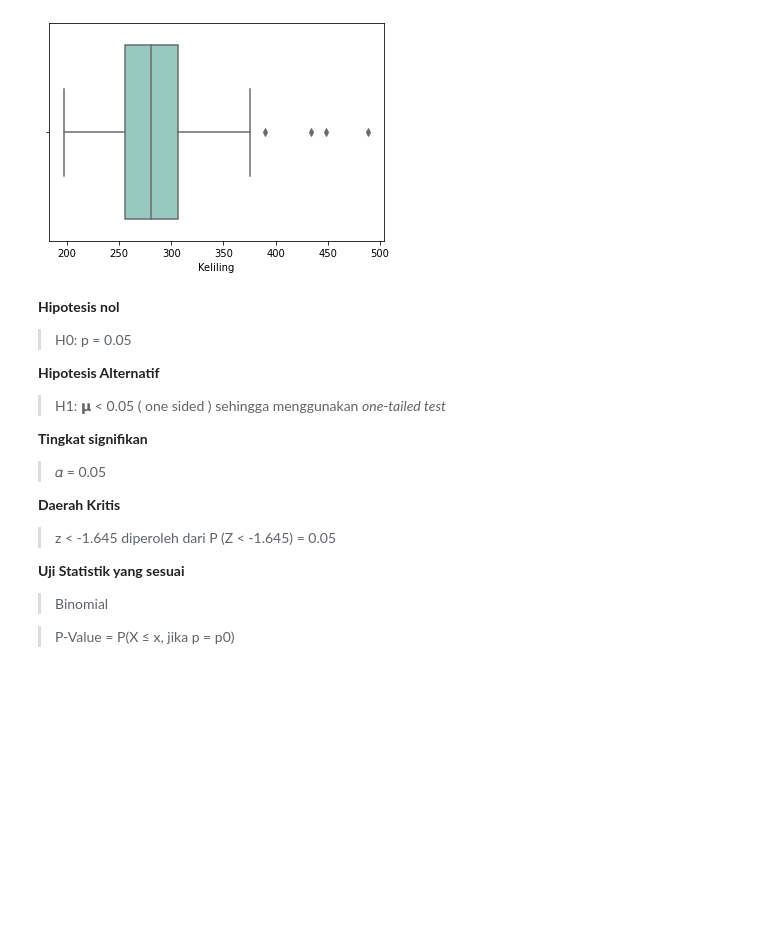
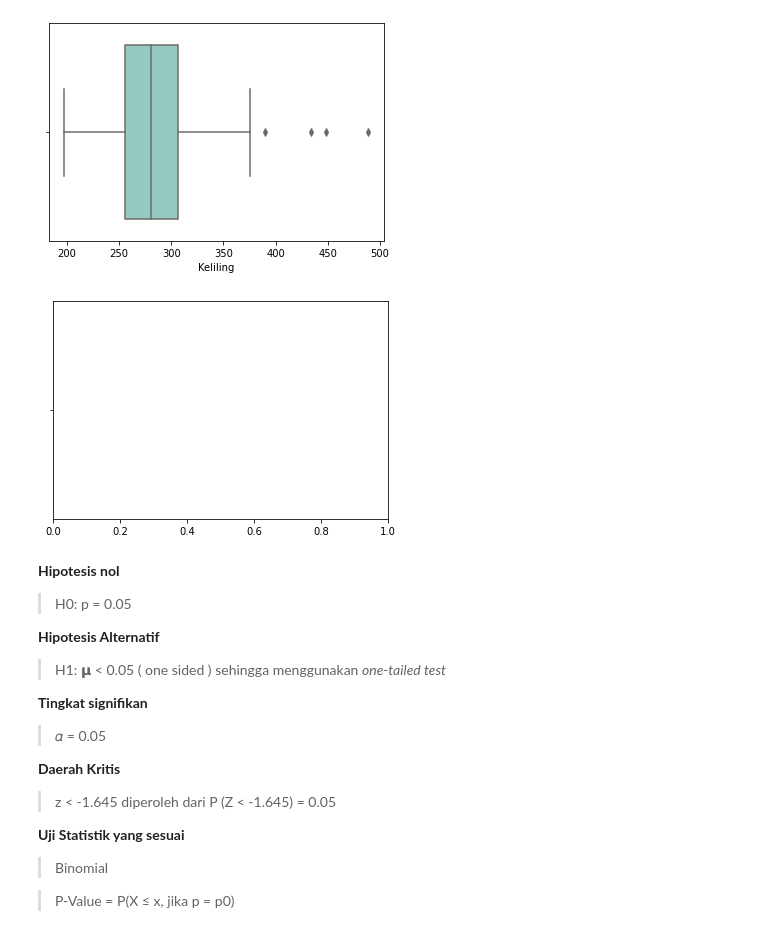
Before and after one commit to kevinkatsura/Tugas-Besar-IF2220-Probabilitas-dan-Statistika, a Jupyter notebook: 4.ipynb, the cells around one changed output. Cells and saved outputs as stored; diff of their text form; code cells hidden in the pictures; blank space fills up the shorter version.

```diff
--- a/4.ipynb
+++ b/4.ipynb
@@ -275,6 +292,18 @@ sns.boxplot(x=df["Keliling"],palette="Set3")
 plt.show()
 # %% [output]
 [figure]
+# %%
+# Boxplot dari Keliling yang kurang dari 100
+# Akan ditampilkan figure kosong karena tidak ada data yang memiliki keliling < 100
+
+dData = []
+for i in range(len(df["Keliling"])):
+    if(df["Keliling"][i] < 100):
+        dData.append(df["Keliling"][i])
+sns.boxplot(x=dData,palette="Set3")
+plt.show()
+# %% [output]
+[figure, added]
 # %% [markdown]
 **Hipotesis nol**
 
```
Also changed, not shown: parts of 3 cells of this notebook, 4 other files.
